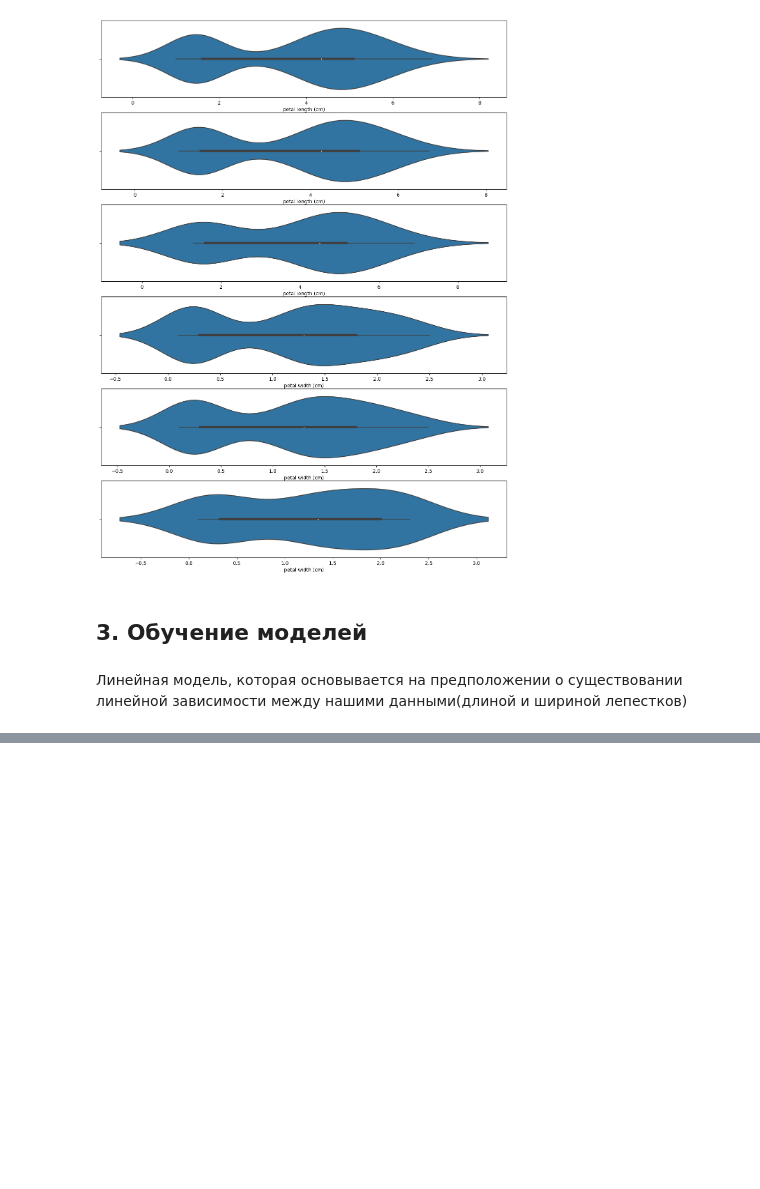
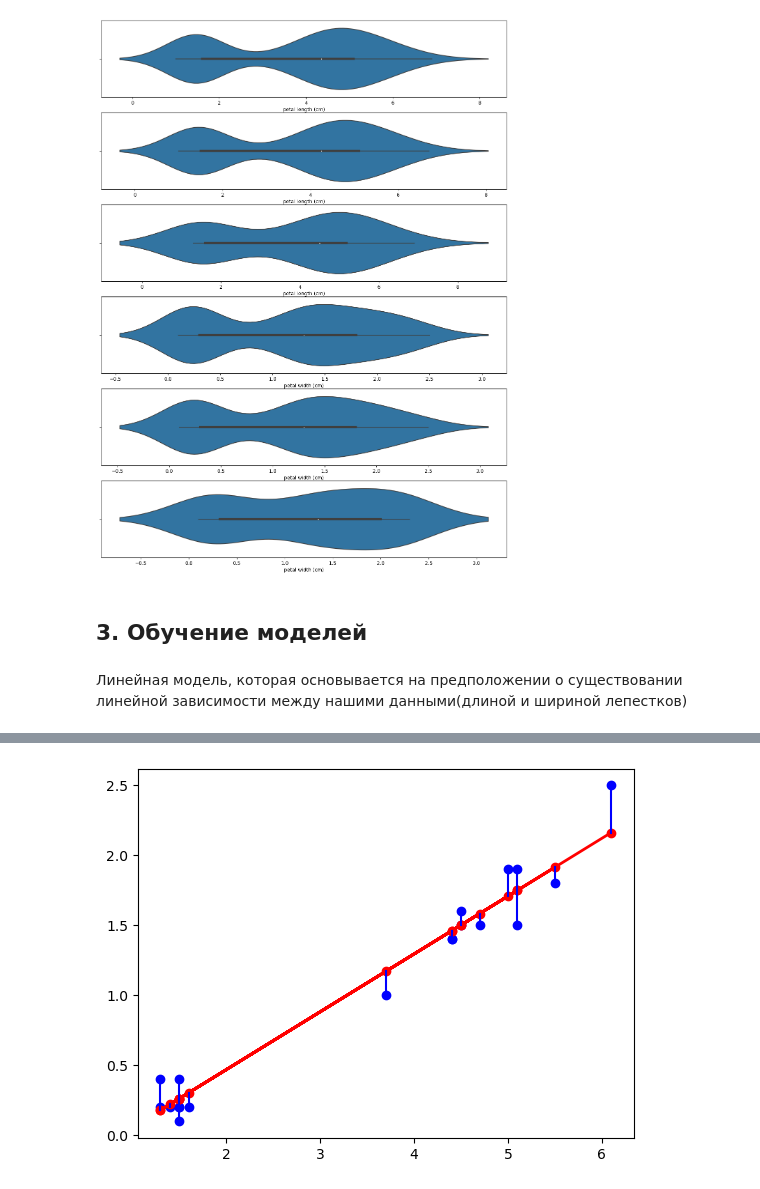
Before and after one commit to KZLZG/TML, a Jupyter notebook: Lab4/lab-4.ipynb, the cells around one changed output, grey strips where cells are left out. Cells and saved outputs as stored; diff of their text form; code cells hidden in the pictures; blank space fills up the shorter version.

```diff
--- a/Lab4/lab-4.ipynb
+++ b/Lab4/lab-4.ipynb
@@ -99,0 +136,15 @@ plt.show()
+# %%
+# Синими отрезками показаны ошибки между
+# истинными и предсказанными значениями
+plt.plot(x_training_data[1:20], y_training_data[1:20], 'bo')
+plt.plot(x_training_data[1:20], y_array_regr[1:20], '-ro', linewidth=2.0)
+
+for i in range(len(x_training_data[1:20])):
+    x1 = x_training_data[1:20].iloc[i]
+    y1 = y_training_data[1:20].iloc[i]
+    y2 = y_array_regr[1:20][i]
+    plt.plot([x1,x1],[y1,y2],'b-')
+
+plt.show()
+# %% [output]
+[figure, added]
```
Also changed, not shown: parts of 9 cells of this notebook.
